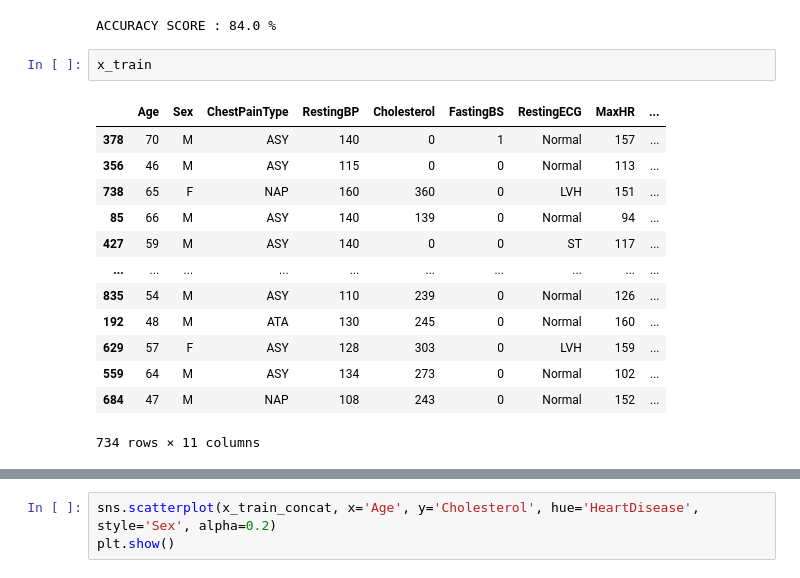
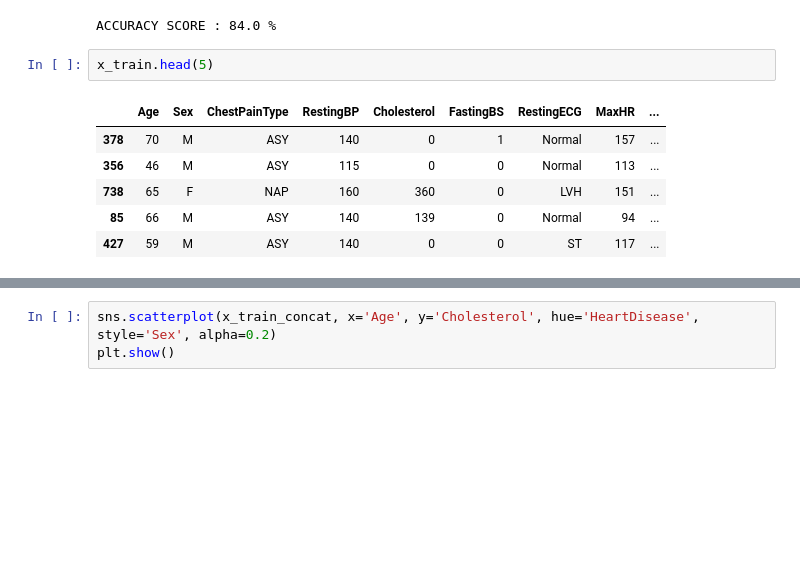
Before and after one commit to Ashura369/Python_and_Data_Science, a Jupyter notebook: 0 ML lecture/9_4 .ipynb, the cells around one changed output, grey strips where cells are left out. Saved outputs shown, nothing was run; the diff lists cells and outputs as text; blank space fills up the shorter version.

```diff
--- a/0 ML lecture/9_4 .ipynb
+++ b/0 ML lecture/9_4 .ipynb
@@ -185,21 +194,14 @@ print(f"ACCURACY SCORE : {np.round(accuracy_score(y_test, y_pred)*100)} %")
 # %% [output]
 ACCURACY SCORE : 84.0 %
 # %%
-x_train
+x_train.head(5)
 # %% [output]
 |  | Age | Sex | ChestPainType | RestingBP | Cholesterol | FastingBS | RestingECG | MaxHR | ... |
 | 378 | 70 | M | ASY | 140 | 0 | 1 | Normal | 157 | ... |
 | 356 | 46 | M | ASY | 115 | 0 | 0 | Normal | 113 | ... |
 | 738 | 65 | F | NAP | 160 | 360 | 0 | LVH | 151 | ... |
 | 85 | 66 | M | ASY | 140 | 139 | 0 | Normal | 94 | ... |
 | 427 | 59 | M | ASY | 140 | 0 | 0 | ST | 117 | ... |
-| ... | ... | ... | ... | ... | ... | ... | ... | ... | ... |
-| 835 | 54 | M | ASY | 110 | 239 | 0 | Normal | 126 | ... |
-| 192 | 48 | M | ATA | 130 | 245 | 0 | Normal | 160 | ... |
-| 629 | 57 | F | ASY | 128 | 303 | 0 | LVH | 159 | ... |
-| 559 | 64 | M | ASY | 134 | 273 | 0 | Normal | 102 | ... |
-| 684 | 47 | M | NAP | 108 | 243 | 0 | Normal | 152 | ... |
-734 rows × 11 columns
 # %%
 x_train_concat = pd.concat([x_train, y_train], axis=1)
 
```
Also changed, not shown: parts of 4 cells of this notebook, 5 other files.
